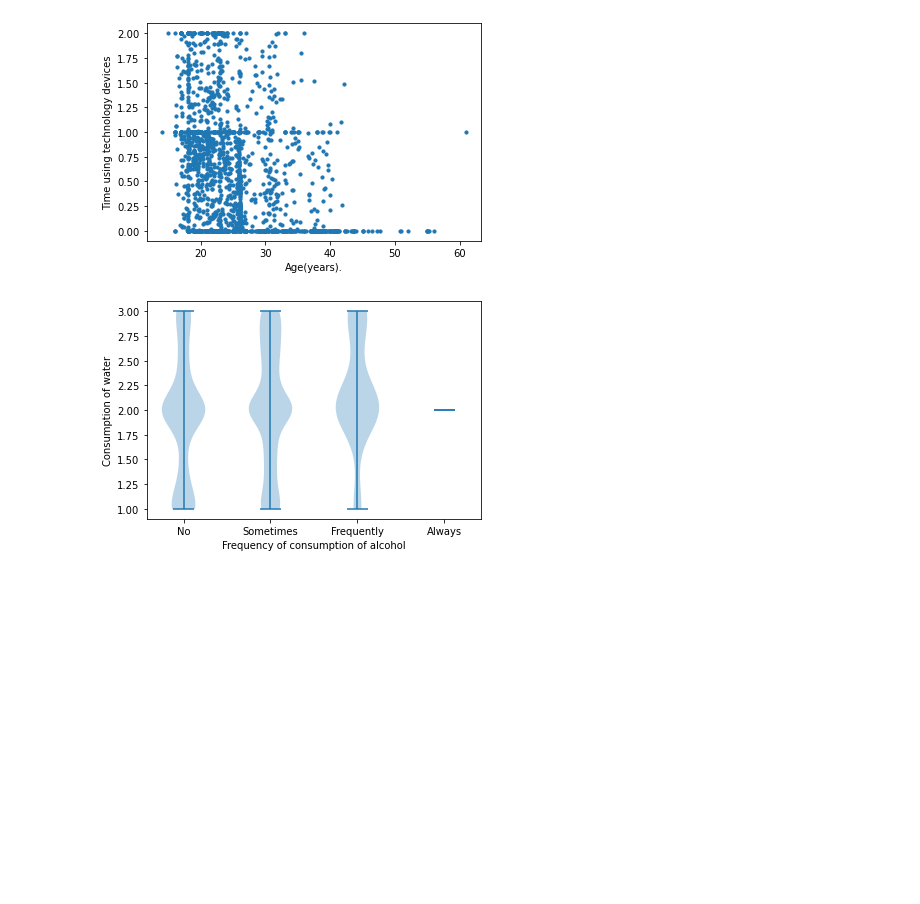
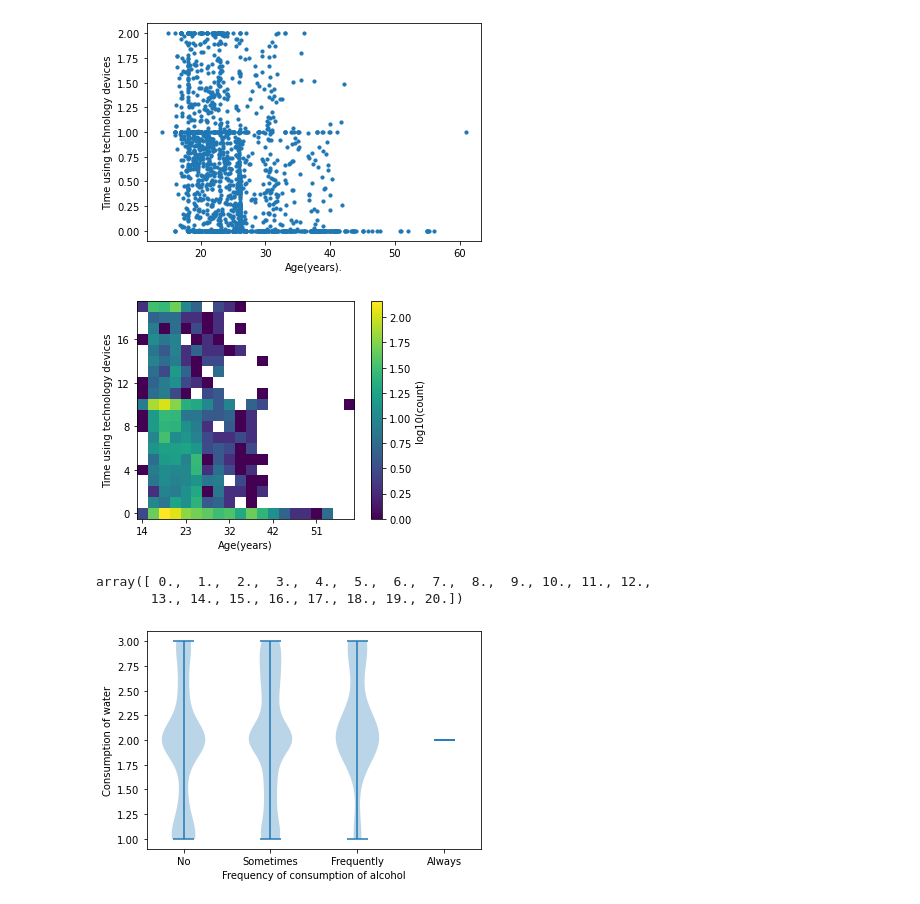
Before and after one commit to TianqiT/data1030-fa20-project, a Jupyter notebook: src/project_code.ipynb, the cells around one changed output. Drawn from its saved outputs; the diff is of its cells as text; code cells hidden in the pictures; blank space fills up the shorter version.

```diff
--- a/src/project_code.ipynb
+++ b/src/project_code.ipynb
@@ -134,6 +175,27 @@ plt.ylabel("Time using technology devices")
 # %% [output]
 Text(0, 0.5, 'Time using technology devices')
 [figure]
+# %%
+nbins = 20
+heatmap, xedges, yedges = np.histogram2d(df['Age'], df['TUE'], bins=nbins)
+yedges *= 10
+extent = [xedges[0], xedges[-1], yedges[0], yedges[-1]]
+plt.imshow(np.log10(heatmap).T, origin='lower') # use log count
+# plt.imshow(np.T, origin='lower')
+# plt.imshow(heatmap,origin='lower')
+plt.xlabel('Age(years)')
+plt.ylabel('Time using technology devices')
+plt.xticks(np.arange(nbins)[::int(nbins/5)],xedges[::int(nbins/5)].astype(int))
+plt.yticks(np.arange(nbins)[::int(nbins/5)],yedges[::int(nbins/5)].astype(int))
+plt.colorbar(label='log10(count)')
+plt.show()
+# %% [output]
+[figure, added]
+# %%
+yedges
+# %% [output]
+array([ 0.,  1.,  2.,  3.,  4.,  5.,  6.,  7.,  8.,  9., 10., 11., 12.,
+       13., 14., 15., 16., 17., 18., 19., 20.])
 # %%
 frequency = ['no','Sometimes','Frequently','Always']
 dataset = [df[df['CALC'] == frequency[0]]['CH2O'].values,
```
Also changed, not shown: parts of 73 cells of this notebook, 16 other files.
